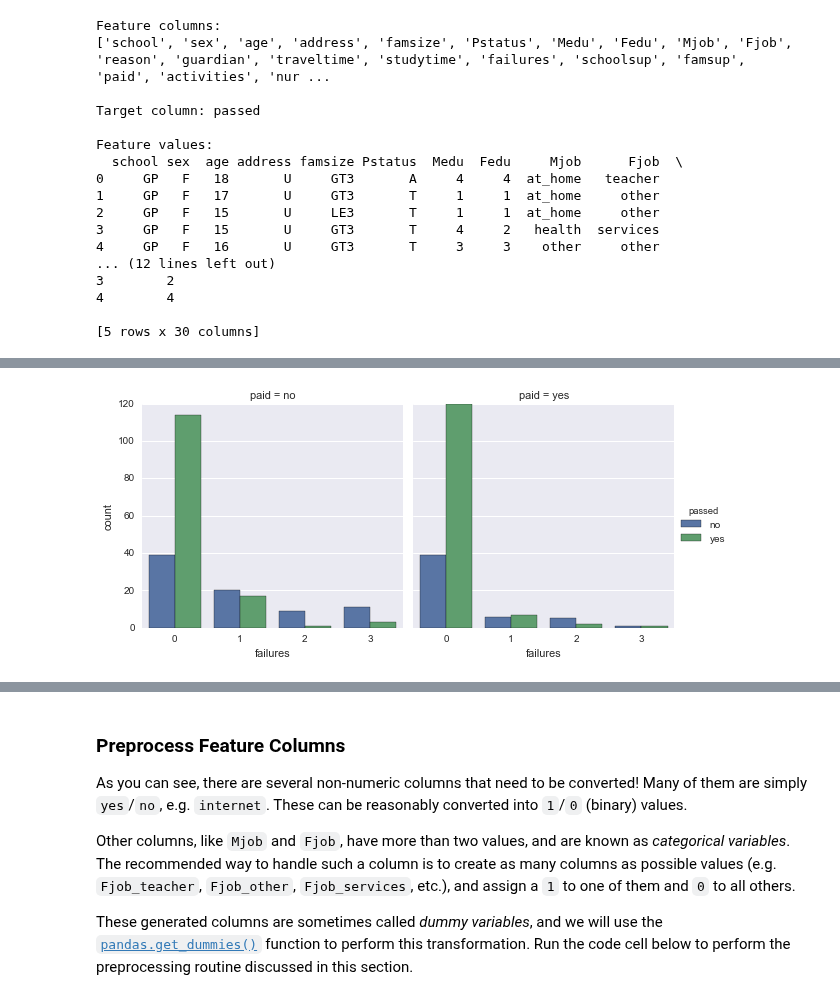
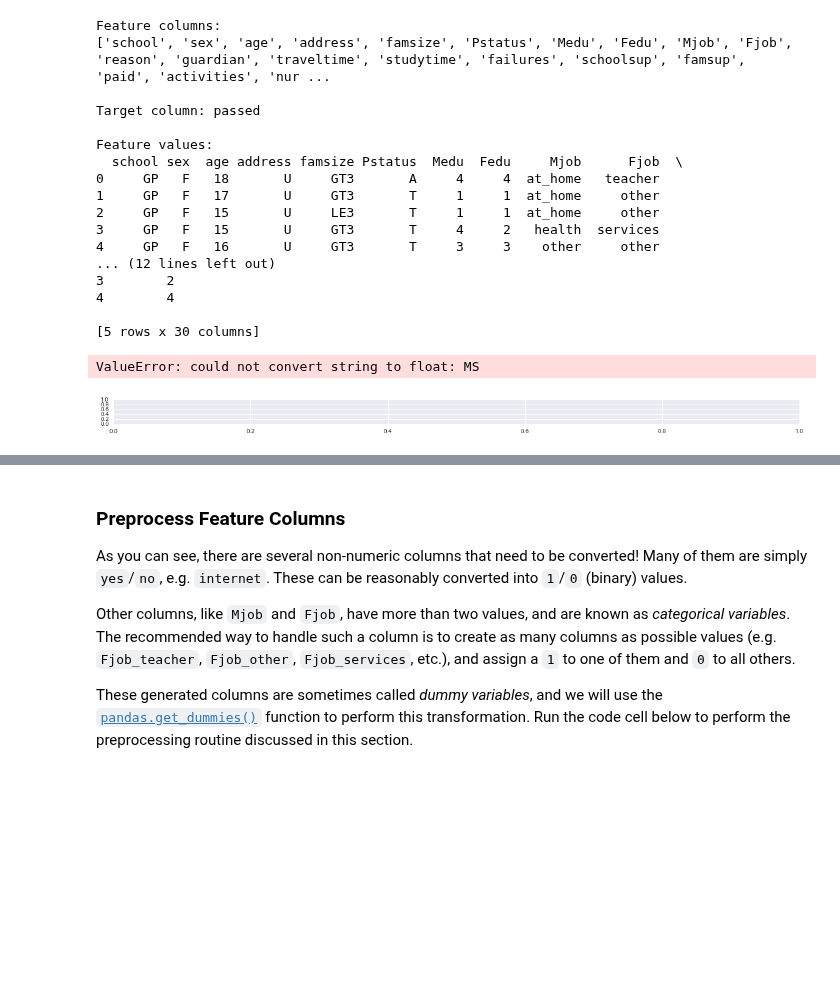
Before and after one commit to jhli973/machine-learning, a Jupyter notebook: projects/student_intervention/student_intervention.ipynb, the cells around one changed output, grey strips where cells are left out. Drawn from its saved outputs; the diff is of its cells as text; code cells hidden in the pictures; blank space fills up the shorter version.

```diff
--- a/projects/student_intervention/student_intervention.ipynb
+++ b/projects/student_intervention/student_intervention.ipynb
@@ -145,6 +160,20 @@ Feature values:
 4        4
 
 [5 rows x 30 columns]
+# %%
+plt.figure(figsize=(20, 5))
+
+
+for i, col in enumerate(X_all.columns[:5]):
+    plt.subplot(6,1,i+1)  #change i to i + 1 to correct ValueError: num must be 1 <= num <= 2, not 3
+
+    plt.plot(X_all[col], y_all, 'o')
+    plt.title(col)
+    plt.xlabel(col)
+    plt.ylabel('Passed')
+# %% [output]
+ValueError: could not convert string to float: MS
+[figure, added]
 # %%
 X_all.describe()
 # %% [output]
@@ -157,12 +186,3 @@ X_all.describe()
 | 50% | 17.000000 | 3.000000 | 2.000000 | 1.000000 | 2.000000 | 0.000000 | 4.000000 | 3.000000 | 3.000000 | 1.000000 | ... |
 | 75% | 18.000000 | 4.000000 | 3.000000 | 2.000000 | 2.000000 | 0.000000 | 5.000000 | 4.000000 | 4.000000 | 2.000000 | ... |
 | max | 22.000000 | 4.000000 | 4.000000 | 4.000000 | 4.000000 | 3.000000 | 5.000000 | 5.000000 | 5.000000 | 5.000000 | ... |
-# %%
-from matplotlib import pyplot as plt
-import seaborn as sns
-%matplotlib inline
-
-# Explore the number of past class failures and extra paid classes within the course subject
-sns.factorplot("failures", col="paid", data=student_data, hue='passed', kind="count");
-# %% [output]
-[figure, removed]
```
Also changed, not shown: parts of 4 cells of this notebook.
